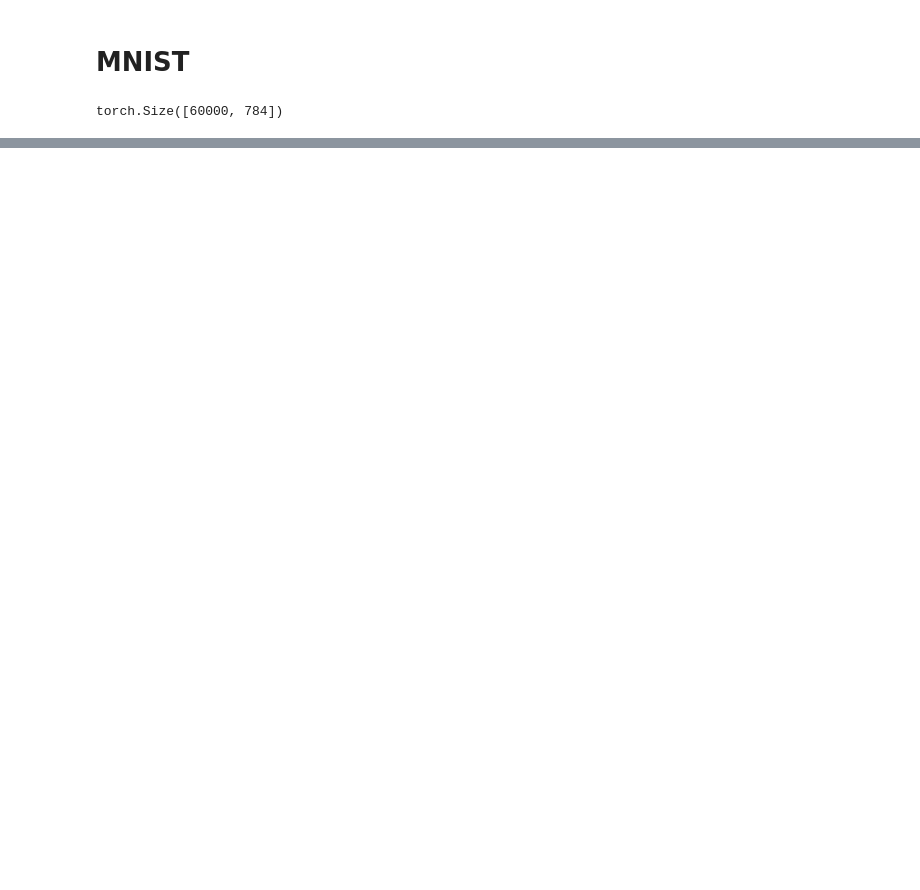
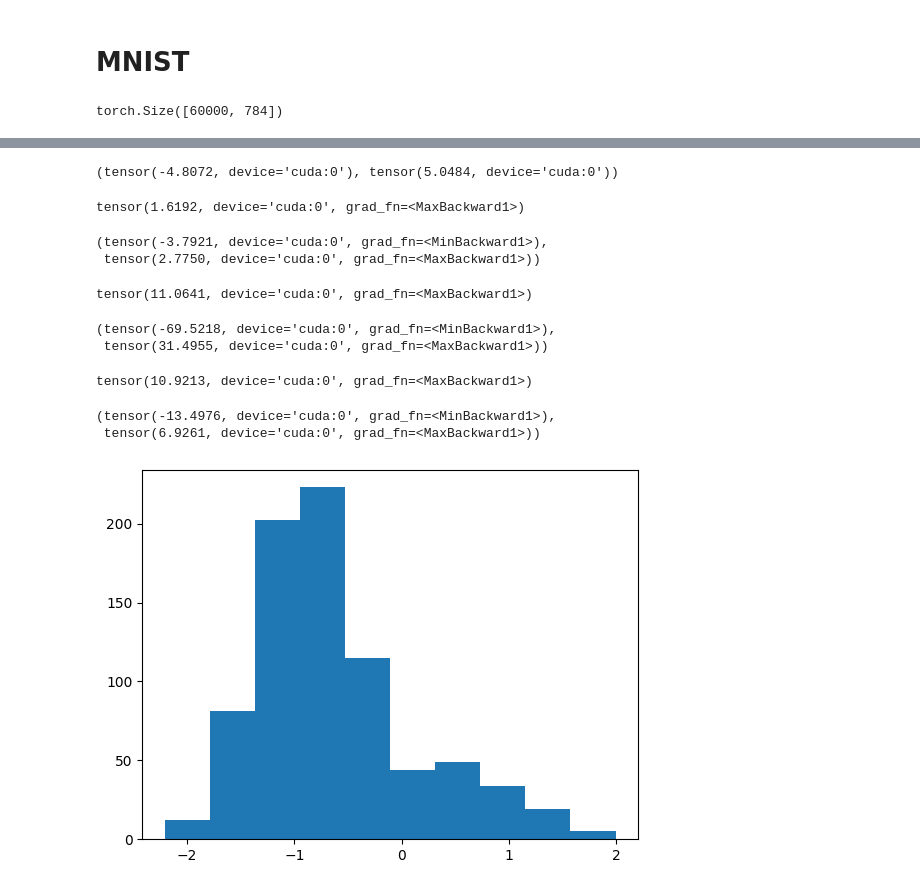
Before and after one commit to marinegor/toponym_diffusion, a Jupyter notebook: simple_diffusion_two_moons.ipynb, the cells around one changed output, grey strips where cells are left out. Drawn from its saved outputs; the diff is of its cells as text; code cells hidden in the pictures; blank space fills up the shorter version.

```diff
--- a/simple_diffusion_two_moons.ipynb
+++ b/simple_diffusion_two_moons.ipynb
@@ -456,0 +509,40 @@ epoch=0, loss=1.4514492750167847
+# %%
+eps_0.min(), eps_0.max()
+# %% [output]
+(tensor(-4.8072, device='cuda:0'), tensor(5.0484, device='cuda:0'))
+# %%
+te = model.t_encoder(t)
+(te[0] - te[20]).max()
+# %% [output]
+tensor(1.6192, device='cuda:0', grad_fn=<MaxBackward1>)
+# %%
+te[0].min(), te[0].max()
+# %% [output]
+(tensor(-3.7921, device='cuda:0', grad_fn=<MinBackward1>),
+ tensor(2.7750, device='cuda:0', grad_fn=<MaxBackward1>))
+# %%
+xe = model.x_encoder(x_t)
+(xe[0] - xe[20]).max()
+# %% [output]
+tensor(11.0641, device='cuda:0', grad_fn=<MaxBackward1>)
+# %%
+xe.min(), xe.max()
+# %% [output]
+(tensor(-69.5218, device='cuda:0', grad_fn=<MinBackward1>),
+ tensor(31.4955, device='cuda:0', grad_fn=<MaxBackward1>))
+# %%
+xte = xe + te
+(xte[0] - xte[20]).max()
+# %% [output]
+tensor(10.9213, device='cuda:0', grad_fn=<MaxBackward1>)
+# %%
+xte[0].min(), xte[0].max()
+# %% [output]
+(tensor(-13.4976, device='cuda:0', grad_fn=<MinBackward1>),
+ tensor(6.9261, device='cuda:0', grad_fn=<MaxBackward1>))
+# %%
+import matplotlib.pyplot as plt
+
+plt.hist(x_t[1].flatten().to("cpu").detach().numpy());
+# %% [output]
+[figure, added]
```
Also changed, not shown: parts of 30 cells of this notebook.
